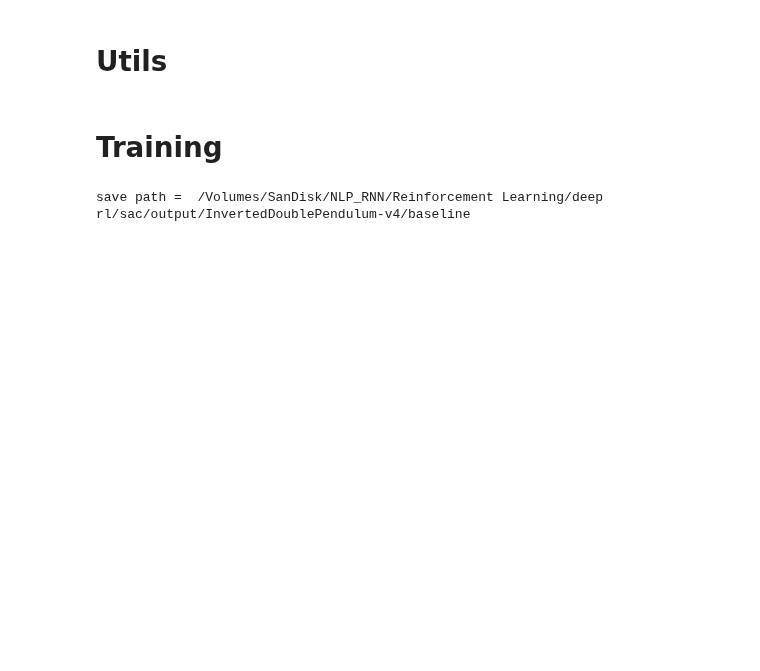
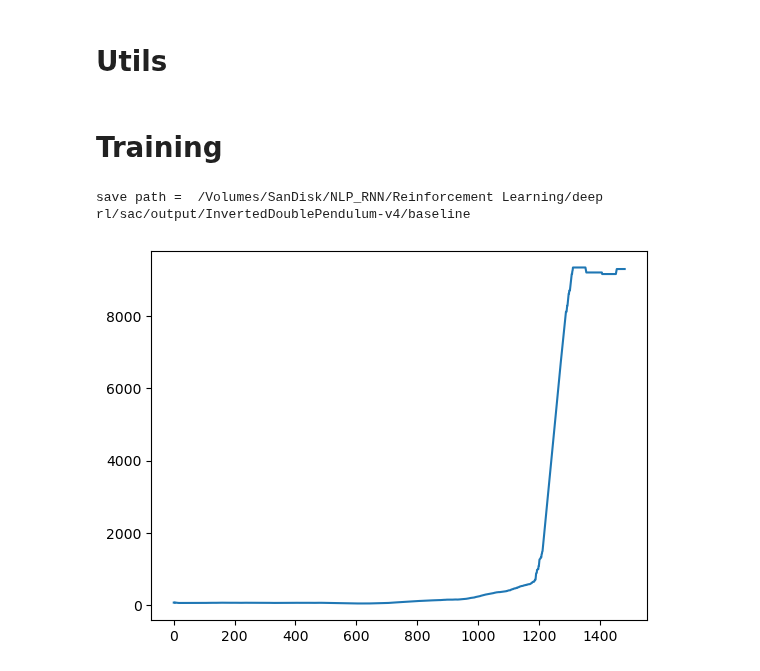
Before and after one commit to jameskn30/NLP_RNN, a Jupyter notebook: Reinforcement Learning/deep rl/sac/double_pendulum.ipynb, the cells around one changed output. Cells and saved outputs as stored; diff of their text form; code cells hidden in the pictures; blank space fills up the shorter version.

```diff
--- a/Reinforcement Learning/deep rl/sac/double_pendulum.ipynb
+++ b/Reinforcement Learning/deep rl/sac/double_pendulum.ipynb
@@ -322,12 +322,12 @@ def tune(
     #default to float
     envs.single_observation_space.dtype = np.float32
 
-    # alpha = 0.2 # expected return and entropy trade-off coefficient
+    alpha = 0.2 # expected return and entropy trade-off coefficient
 
-    target_entropy = -torch.prod(torch.Tensor(envs.single_action_space.shape).to(device)).item()
-    log_alpha = torch.zeros(1, requires_grad = True, device= device)
-    alpha = log_alpha.exp().item()
-    a_optimizer = torch.optim.Adam([log_alpha], lr = 1e-3)
+    # target_entropy = -torch.prod(torch.Tensor(envs.single_action_space.shape).to(device)).item()
+    # log_alpha = torch.zeros(1, requires_grad = True, device= device)
+    # alpha = log_alpha.exp().item()
+    # a_optimizer = torch.optim.Adam([log_alpha], lr = 1e-3)
 
     replay_buffer = ReplayBuffer(
             buffer_size,
@@ -443,16 +443,16 @@ def tune(
                     actor_loss.backward()
                     actor_optimizer.step()
 
-                    with torch.no_grad():
-                        _, log_pi,_ = actor.get_action(b_obs)
+                    # with torch.no_grad():
+                    #     _, log_pi,_ = actor.get_action(b_obs)
 
-                    alpha_loss = (-log_alpha.exp() * (log_pi + target_entropy)).mean()
+                    # alpha_loss = (-log_alpha.exp() * (log_pi + target_entropy)).mean()
 
-                    a_optimizer.zero_grad()
-                    alpha_loss.backward()
-                    a_optimizer.step()
+                    # a_optimizer.zero_grad()
+                    # alpha_loss.backward()
+                    # a_optimizer.step()
 
-                    alpha = log_alpha.exp().item()
+                    # alpha = log_alpha.exp().item()
 
             if global_step % target_net_update_freq == 0:
                 soft_update(qf1_target, qf1)
@@ -470,7 +470,7 @@ def tune(
 device= DEVICE
 q_lr = 1e-3
 actor_lr = 1e-3
-total_timesteps = int(5e4)
+total_timesteps = int(1e5)
 warmup_steps = int(1e3)
 buffer_size = int(5e5)
 batch_size = 256
@@ -481,30 +481,31 @@ envs = gym.vector.SyncVectorEnv(
     [lambda : make_env(gamma= 0.99, **ENV_ARGS) for _ in range(NUM_ENVS)]
 )
 assert isinstance(envs.single_action_space, gym.spaces.Box), 'Only continous action is supported'
 
 actor = Actor(envs, hidden_size=fc_hidden_size).to(device)
 qf1 = QNetwork(envs).to(device)
 qf2 = QNetwork(envs).to(device)
 qf1_target = QNetwork(envs).to(device)
 qf2_target = QNetwork(envs).to(device)
 qf1_target.load_state_dict(qf1.state_dict())
 qf2_target.load_state_dict(qf2.state_dict())
 
 q_optimizer = torch.optim.Adam(list(qf1.parameters()) + list(qf2.parameters()), lr = q_lr)
 actor_optimizer = torch.optim.Adam(actor.parameters(), lr = actor_lr)
 #NOTE: use fixec entropy method mentioned in Spin-up, improve this later with enforce method
 # https://spinningup.openai.com/en/latest/algorithms/sac.html
 
 
 tune(envs, actor, qf1, qf2, qf1_target, qf2_target,
 q_optimizer, actor_optimizer, device = device,
 total_timesteps= total_timesteps, warmup_steps=warmup_steps,
 buffer_size=buffer_size, batch_size=batch_size, label = 'baseline'
 )
 
 envs.close()
 
 
 # #check to make sure this is continous action
 # %% [output]
 save path =  /Volumes/SanDisk/NLP_RNN/Reinforcement Learning/deep rl/sac/output/InvertedDoublePendulum-v4/baseline
+[figure, added]
```
Also changed, not shown: 3 other files.
